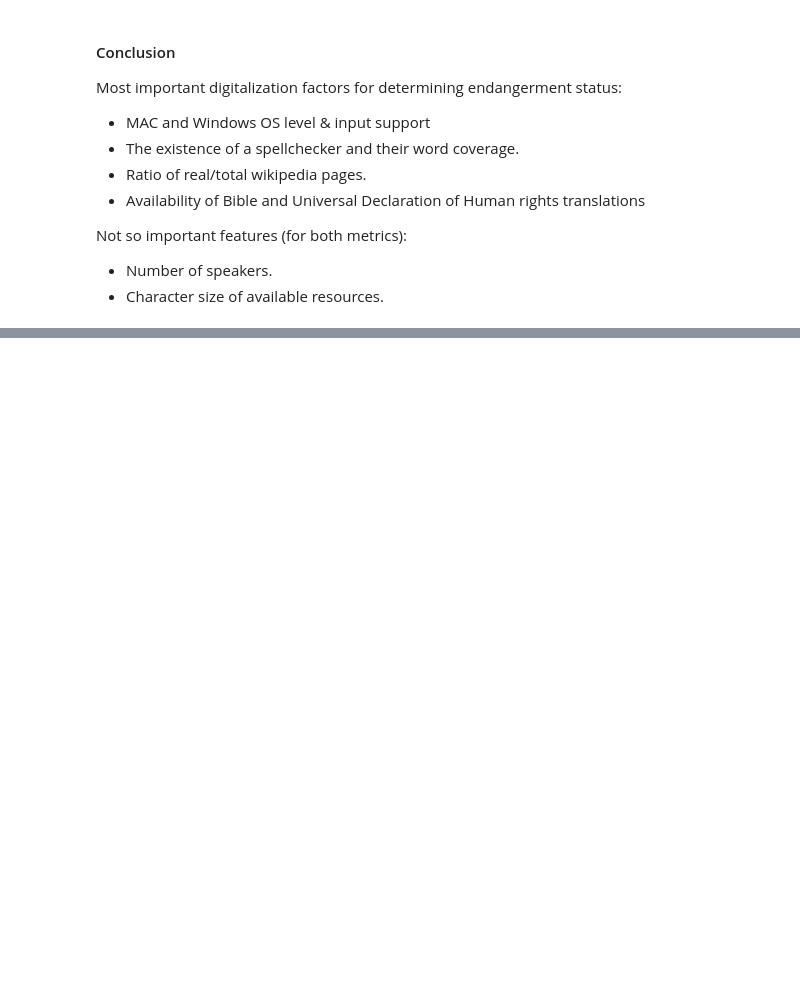
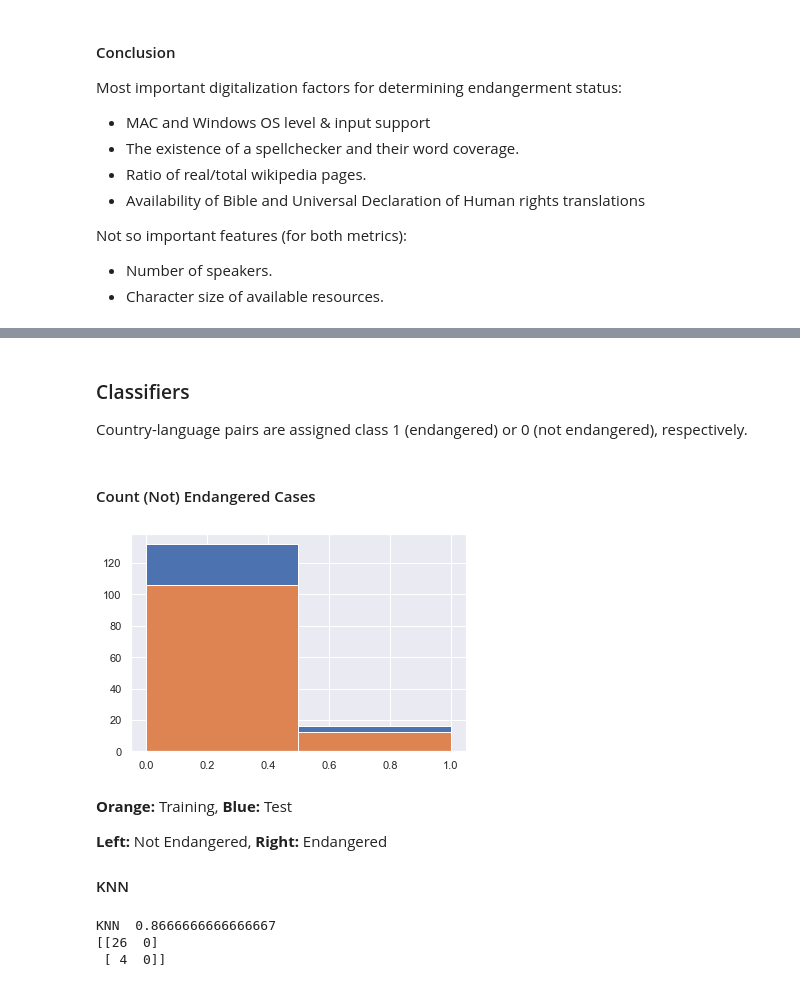
Before and after one commit to Eszti/lang-changes, a Jupyter notebook: lang_changes.ipynb, the cells around one changed output, grey strips where cells are left out. Saved outputs shown, nothing was run; the diff lists cells and outputs as text; code cells hidden in the pictures; blank space fills up the shorter version.

```diff
--- a/lang_changes.ipynb
+++ b/lang_changes.ipynb
@@ -542,0 +854,5 @@ Not so important features (for both metrics):
+# %%
+# create a row for each country-language combination (pivot wide -> long)
+data = data.melt(['Country'], value_name = 'languageRaw', var_name = 'langId')
+data = data.dropna() # remove empty languages
+# note: the number of languages spoken in a given country is equal to max(langId)+1;
@@ -542,0 +918,25 @@ Not so important features (for both metrics):
+# %%
+# join with population, immigrants, emigrants
+population = pd.read_csv(PATH_DATA + "population/population.csv")
+populationProject= pd.read_csv(PATH_DATA + "population/populationProject.csv")
+emigrants = pd.read_csv(PATH_DATA + "population/emigrants.csv")
+immigrants = pd.read_csv(PATH_DATA + "population/immigrants.csv")
+timeSeriesData = pd.merge(population, emigrants, how='outer', on=['year', 'country']) # join time series
+timeSeriesData = pd.merge(timeSeriesData, immigrants, how='outer', on=['year', 'country'])
+# use summary statistics
+timeSeriesMedian = timeSeriesData.loc[:, timeSeriesData.columns != 'year'].groupby('country').median()
+timeSeriesMedian.reset_index(inplace=True)
+dataLang = pd.merge(dataLang, timeSeriesMedian, how='left', left_on=['CountryID'], right_on=['country'])
+dataLang.drop(columns =["country"], inplace=True)
+dataLang
+# add internet users
+internetUsers = pd.read_csv(PATH_DATA + "number-of-internet-users-by-country.csv") # TBD directory
+# use summary statistics
+internetUsersMedian = internetUsers.loc[:, internetUsers.columns != 'Year'].groupby('Entity').median()
+dataLang = pd.merge(dataLang, internetUsersMedian, how='left', left_on=['Country'], right_on=['Entity'])
+# rename some columns
+dataLang.rename(columns={"Number of internet users (OWID based on WB & UN)": "nInternetUsers", "Country": "country",
+                        "Endangerment code": "endangerment"}, inplace = True)
+# save joined tables
+dataLang.to_csv(os.path.join(PATH_DATA, "general", "trainTest.csv"), index=True)
+dataLang.head()
@@ -542,0 +950,39 @@ Not so important features (for both metrics):
+# %% [markdown]
+###  Classifiers
+
+Country-language pairs are assigned class 1 (endangered) or 0 (not endangered), respectively.
+# %%
+# training/test data
+X = dataLang[['official', 'nPopulation', 'nEmigrants', 'nImmigrants', 'nInternetUsers']]
+y = dataLang.endangered
+X = X.fillna(0)
+# Train and Test splitting of data
+X_train, X_test, y_train, y_test = model_selection.train_test_split(X, y, test_size=0.2, random_state=25)
+# Applying Standard scaling (zero mean and unit variance)
+# Output is numpy.ndarray
+sc = preprocessing.StandardScaler()
+X_train = sc.fit_transform(X_train)
+X_test = sc.fit_transform(X_test)
+# %% [markdown]
+#### Count (Not) Endangered Cases
+# %%
+y.hist(bins=2);
+y_train.hist(bins=2);
+# %% [output]
+[figure, added]
+# %% [markdown]
+__Orange:__ Training, __Blue:__ Test
+
+__Left:__ Not Endangered, __Right:__ Endangered
+
+#### KNN
+# %%
+knn=neighbors.KNeighborsClassifier(n_neighbors=3)
+knn.fit(X_train,y_train)
+knnresult=knn.predict(X_test)
+print("KNN ",knn.score(X_test,y_test))
+print(metrics.confusion_matrix(y_test,knnresult))
+# %% [output]
+KNN  0.8666666666666667
+[[26  0]
+ [ 4  0]]
```
Also changed, not shown: parts of 32 cells of this notebook.
